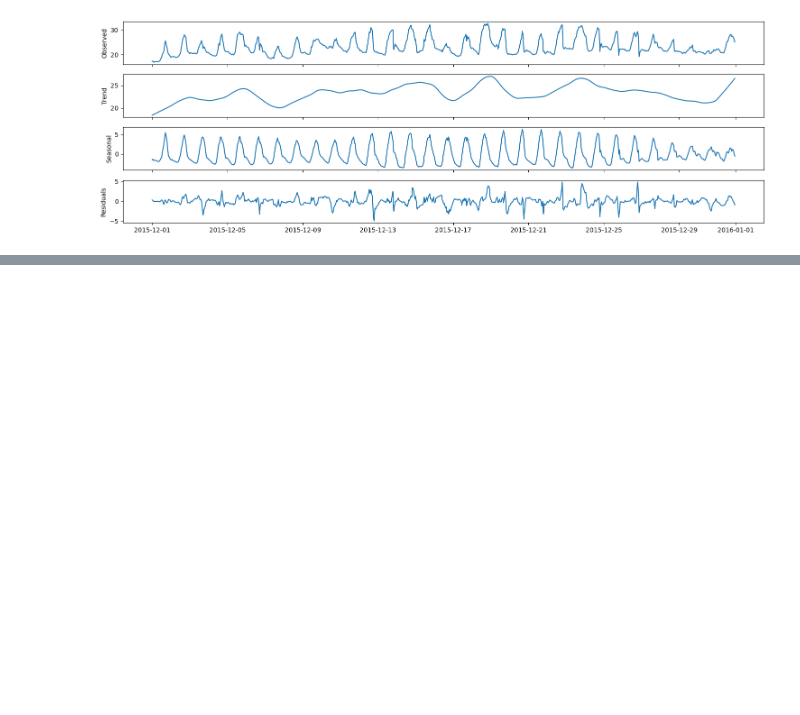
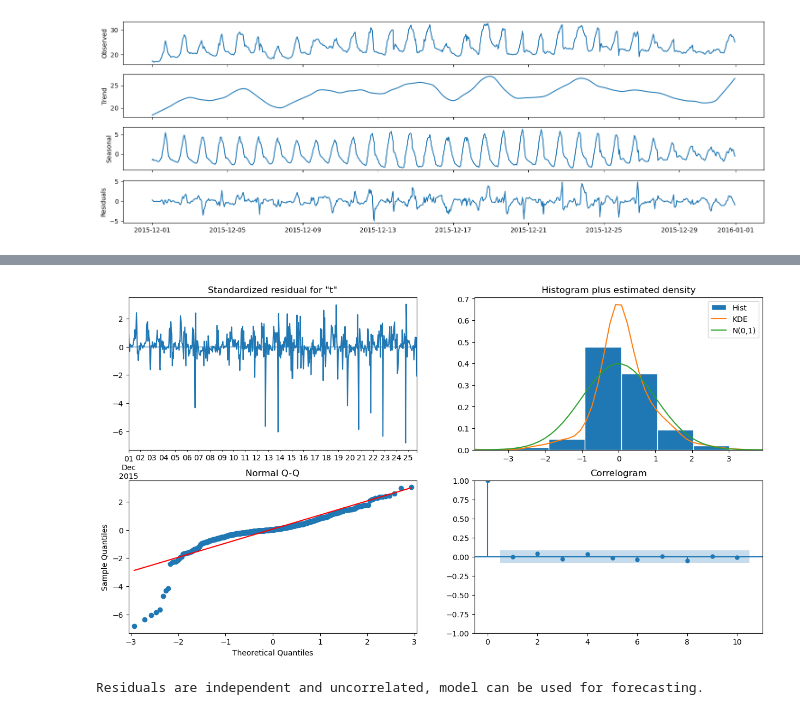
Before and after one commit to Mapua-Data-Science/module-3-exam-sudeste-acenas_carreon, a Jupyter notebook: src/notebook.ipynb, the cells around one changed output, grey strips where cells are left out. Drawn from its saved outputs; the diff is of its cells as text; code cells hidden in the pictures; blank space fills up the shorter version.

```diff
--- a/src/notebook.ipynb
+++ b/src/notebook.ipynb
@@ -157,0 +189,17 @@ SARIMA_result_df
+# %%
+SARIMA_model = SARIMAX(full_train['temp'], order=(2, 0, 2), seasonal_order=(1, 0, 3, 24), simple_differencing=False)
+SARIMA_model_fit = SARIMA_model.fit(disp=False)
+# %%
+SARIMA_model_fit.plot_diagnostics(figsize=(15,8));
+# %% [output]
+[figure, added]
+# %%
+residuals = SARIMA_model_fit.resid
+pvalue = acorr_ljungbox(residuals, np.arange(1, 11, 1)).iloc[:, 1]
+
+if (pvalue > 0.05).all():
+    print('Residuals are independent and uncorrelated, model can be used for forecasting.')
+else:
+    print('Residuals are correlated, model cannot be used for forecasting.')
+# %% [output]
+Residuals are independent and uncorrelated, model can be used for forecasting.
```
Also changed, not shown: parts of 16 cells of this notebook.
